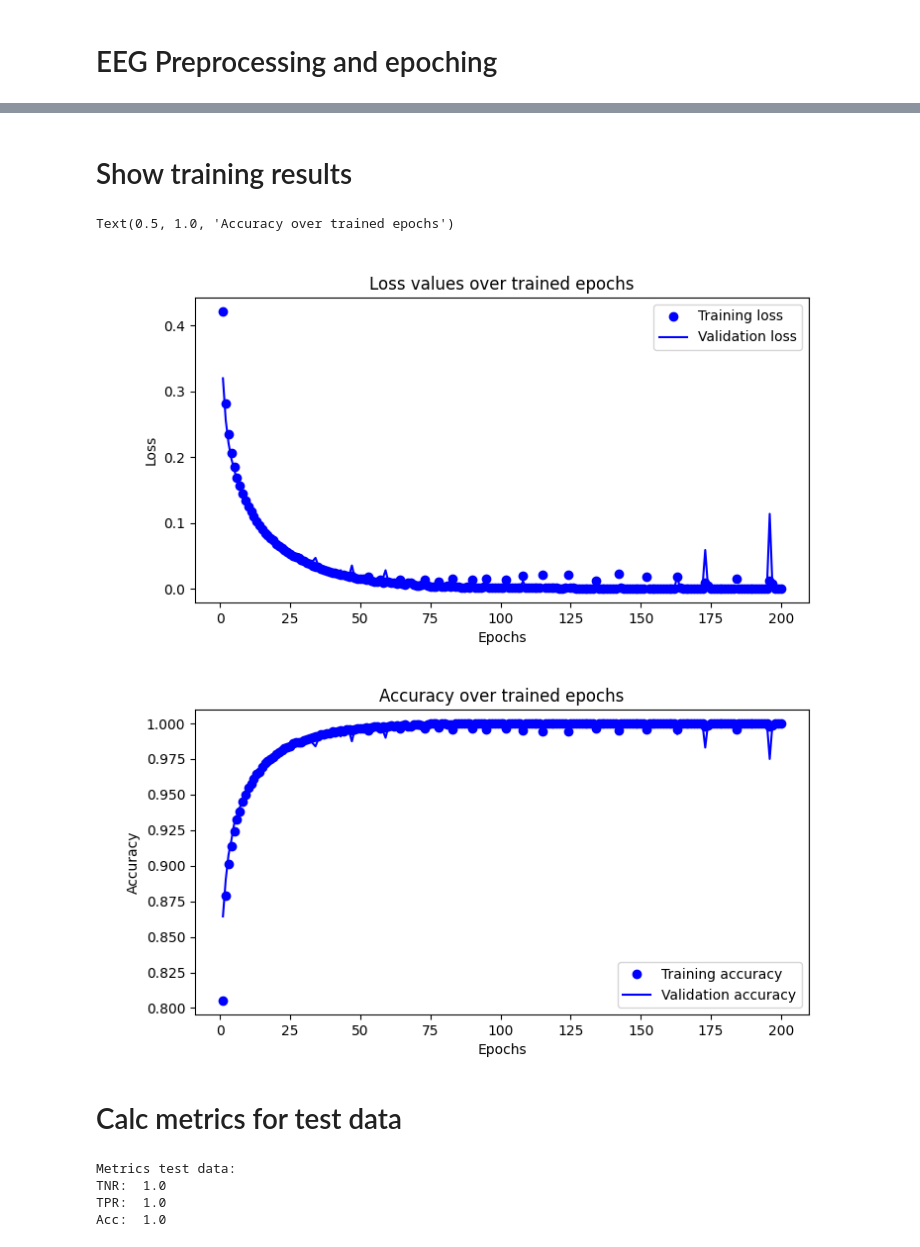
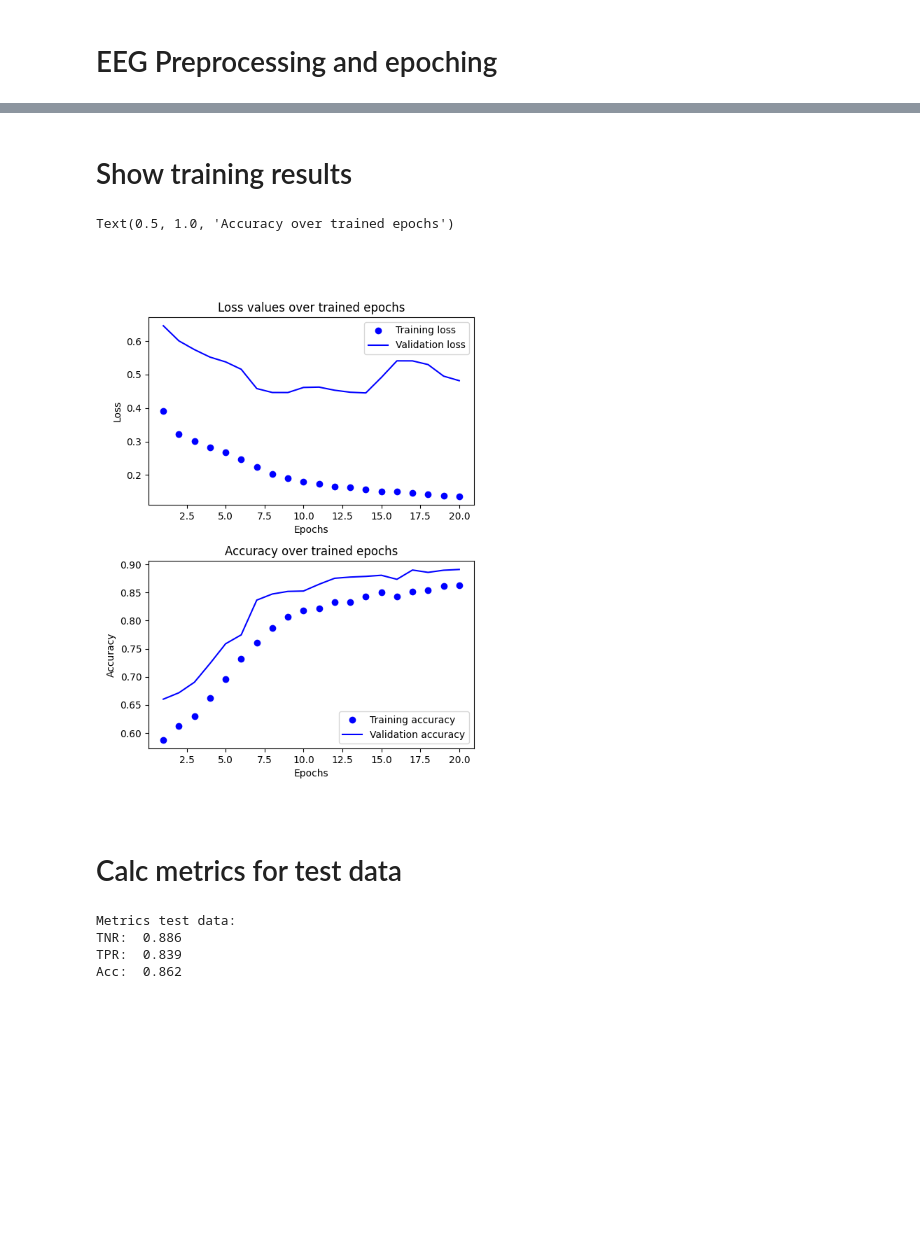
Before and after one commit to Raider123/Biosignal_toolbox, a Jupyter notebook: fcn_preprocessing_all_channel_LRP_approach.ipynb, the cells around one changed output, grey strips where cells are left out. Cells and saved outputs as stored; diff of their text form; code cells hidden in the pictures; blank space fills up the shorter version.

```diff
--- a/fcn_preprocessing_all_channel_LRP_approach.ipynb
+++ b/fcn_preprocessing_all_channel_LRP_approach.ipynb
@@ -307,8 +351,12 @@ example_no_lrp_trial_norm = normalizer(example_no_lrp_trial)
 # %%
 # MLP setup
 model = Sequential()
-model.add(Dense(units=first_layer_units, activation='relu', input_dim=input_dim))
+model.add(Dense(units=first_layer_units, activation='relu', input_shape=(x_train.shape[1],)))
+model.add(Dropout(dropout_rate))
 model.add(Dense(units=second_layer_units, activation='relu'))
+model.add(Dropout(dropout_rate))
+model.add(Dense(units=third_layer_units, activation='relu'))
+model.add(Dropout(dropout_rate))
 model.add(Dense(units=1, activation='sigmoid'))
 # %%
 #show model
@@ -335,5 +385,9 @@ history = model.fit(x_train,
                     y_train,
                     epochs  = n_epochs,
                     batch_size= n_batch_size,
-                    validation_split = validation_rate)
+                    shuffle = True,
+                    workers=16,
+                    class_weight={0: 0.6, 1: 0.4},
+                    use_multiprocessing=True,
+                    validation_data = (x_val, y_val))
 # %% [output]
@@ -357,43 +411,41 @@ Epoch 200/200
-# %% [markdown]
-# Show training results
+# %% [markdown]
+# Show training results
 # %%
 # plot the results
 history_dict = history.history
 loss_values = history_dict['loss']
 val_loss_values = history_dict['val_loss']
 num_of_epochs = range(1, len(loss_values)+1)
 
-plt.figure(figsize = figure_sizes)
-plt.plot(num_of_epochs, loss_values, 'bo', label='Training loss')
-plt.plot(num_of_epochs, val_loss_values, 'b', label='Validation loss')
-plt.xlabel('Epochs')
-plt.ylabel('Loss')
-plt.legend()
-plt.title('Loss values over trained epochs')
-
+fig, (ax1, ax2) = plt.subplots(2, 1, figsize =(6, 8))
+fig.subplots_adjust(hspace = 0.3)
+ax1.plot(num_of_epochs, loss_values, 'bo', label='Training loss')
+ax1.plot(num_of_epochs, val_loss_values, 'b', label='Validation loss')
+ax1.set_xlabel('Epochs')
+ax1.set_ylabel('Loss')
+ax1.legend()
+ax1.set_title('Loss values over trained epochs')
 
 acc_values = history_dict['accuracy']
 val_acc_values = history_dict['val_accuracy']
-plt.figure(figsize = figure_sizes)
-plt.plot(num_of_epochs, acc_values, 'bo', label='Training accuracy')
-plt.plot(num_of_epochs, val_acc_values, 'b', label='Validation accuracy')
-plt.xlabel('Epochs')
-plt.ylabel('Accuracy')
-plt.legend()
-plt.title('Accuracy over trained epochs')
+ax2.plot(num_of_epochs, acc_values, 'bo', label='Training accuracy')
+ax2.plot(num_of_epochs, val_acc_values, 'b', label='Validation accuracy')
+ax2.set_xlabel('Epochs')
+ax2.set_ylabel('Accuracy')
+ax2.legend()
+ax2.set_title('Accuracy over trained epochs')
 # %% [output]
 Text(0.5, 1.0, 'Accuracy over trained epochs')
-[figure, old version]
+[figure, new version]
-[figure, removed]
-# %% [markdown]
-# Calc metrics for test data
+# %% [markdown]
+# Calc metrics for test data
 # %%
-# predict Test data
+
 prediction_scores = model.predict(x_test)
 prediction_labels = [0 if score <0.5 else 1 for score in prediction_scores]
-prediction_labels = np.array(prediction_labels)
+prediction_labels = np.array(prediction_labels).astype(float)
 
-tnr, tpr, acc = calcTestAccAndRates(prediction_labels, y_test)
+tnr, tpr, acc, ba = calcTestAccAndRates(prediction_labels, y_test)
 
 print("Metrics test data:")
 print("TNR: ",np.round(tnr, 3))
@@ -401,6 +453,6 @@ print("TPR: ",np.round(tpr, 3))
 print("Acc: ", np.round(acc, 3))
 # %% [output]
 Metrics test data:
-TNR:  1.0
-TPR:  1.0
-Acc:  1.0
+TNR:  0.886
+TPR:  0.839
+Acc:  0.862
```
Also changed, not shown: parts of 23 cells of this notebook.
